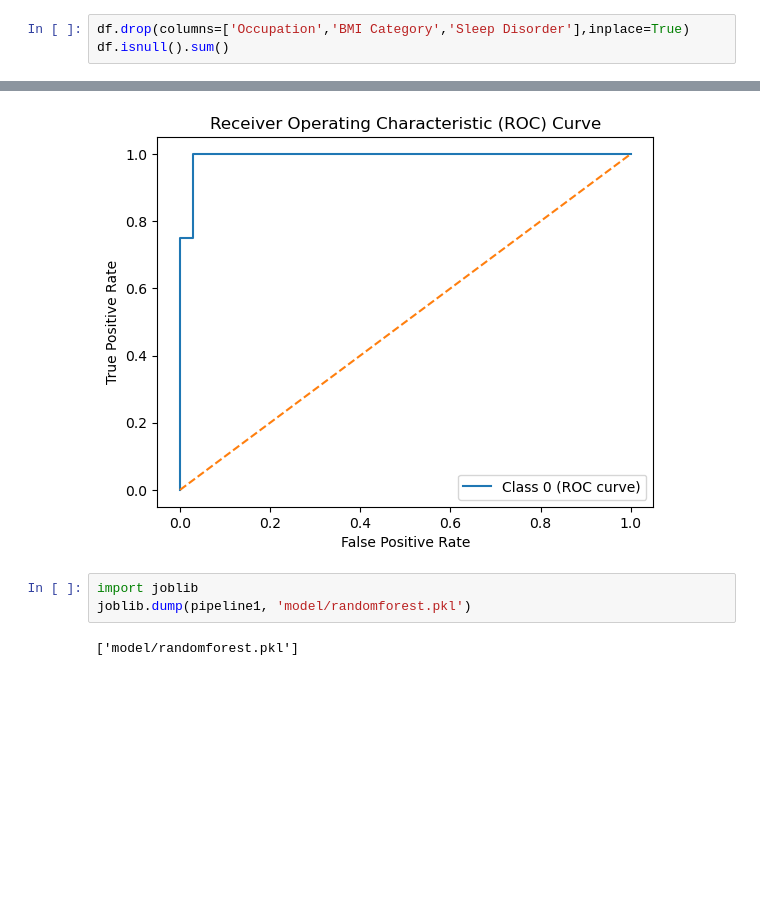
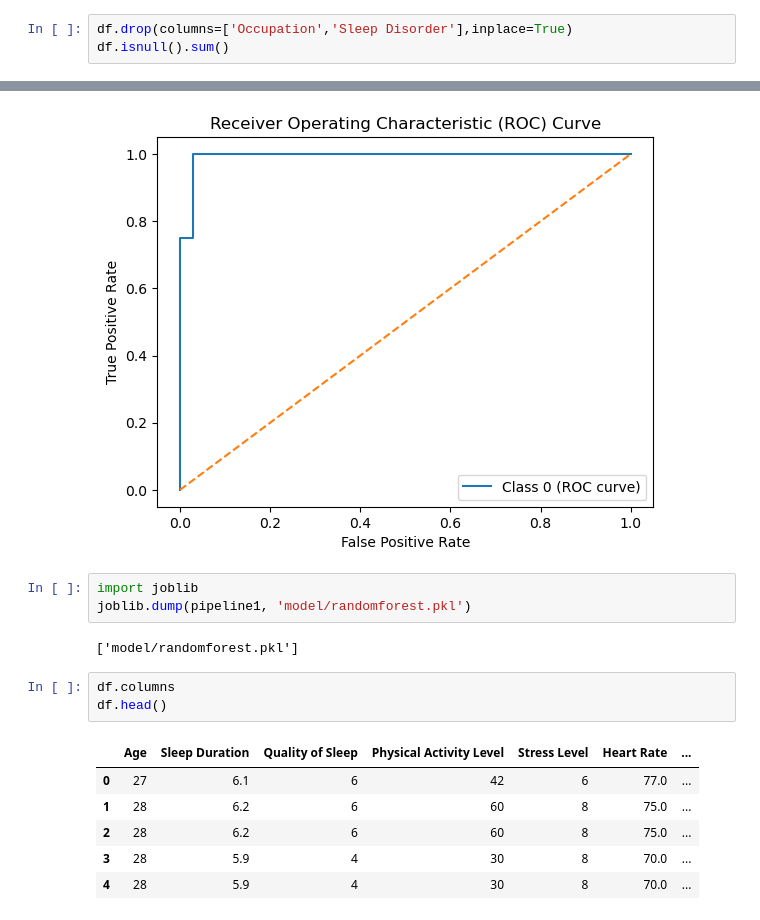
Before and after one commit to VictorAbhi/sleep_disorder_risk_analysis, a Jupyter notebook: sleep_disorder_risk.ipynb, the cells around one changed output, grey strips where cells are left out. Cells and saved outputs as stored; diff of their text form; blank space fills up the shorter version.

```diff
--- a/sleep_disorder_risk.ipynb
+++ b/sleep_disorder_risk.ipynb
@@ -535,6 +542,6 @@ Name: count, dtype: int64
 # %%
 df.to_csv('data_sets/cleaned_data.csv')
 # %%
-df.drop(columns=['Occupation','BMI Category','Sleep Disorder'],inplace=True)
+df.drop(columns=['Occupation','Sleep Disorder'],inplace=True)
 df.isnull().sum()
 # %% [output]
@@ -723,3 +736,13 @@ import joblib
 joblib.dump(pipeline1, 'model/randomforest.pkl')
 # %% [output]
 ['model/randomforest.pkl']
+# %%
+df.columns
+df.head()
+# %% [output]
+|  | Age | Sleep Duration | Quality of Sleep | Physical Activity Level | Stress Level | Heart Rate | ... |
+| 0 | 27 | 6.1 | 6 | 42 | 6 | 77.0 | ... |
+| 1 | 28 | 6.2 | 6 | 60 | 8 | 75.0 | ... |
+| 2 | 28 | 6.2 | 6 | 60 | 8 | 75.0 | ... |
+| 3 | 28 | 5.9 | 4 | 30 | 8 | 70.0 | ... |
+| 4 | 28 | 5.9 | 4 | 30 | 8 | 70.0 | ... |
```
Also changed, not shown: parts of 18 cells of this notebook, 4 other files.
